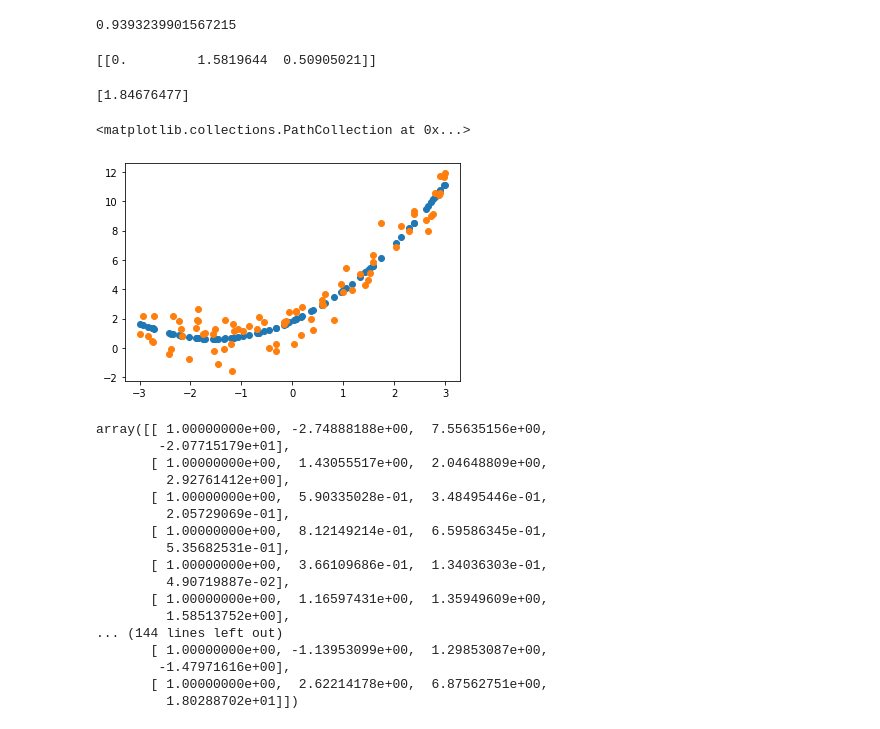
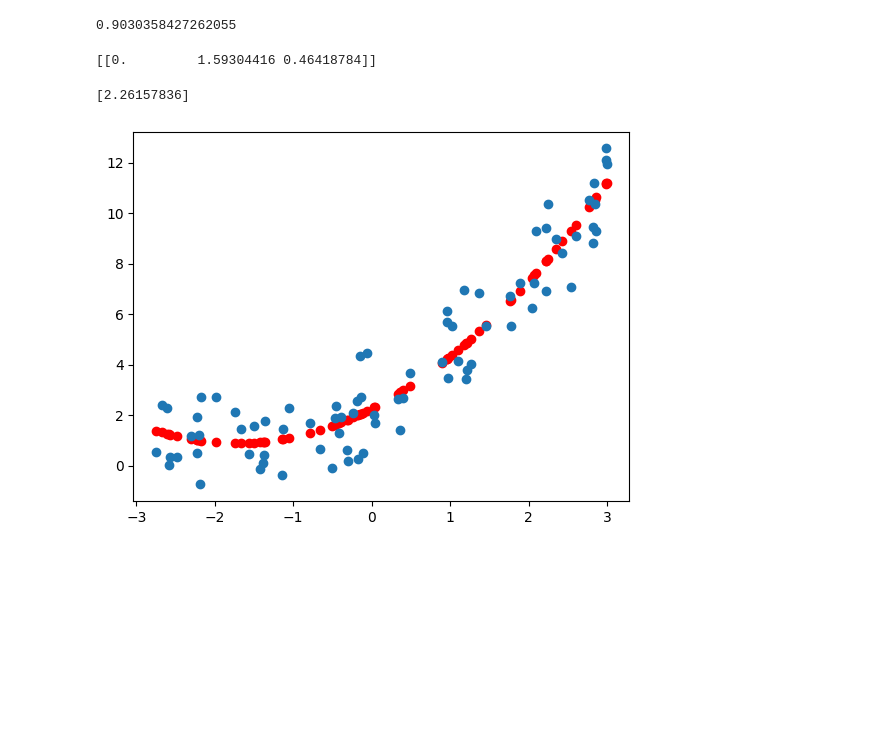
Before and after one commit to ricardorm10/Complete-Data-Science-With-Machine-Learning-And-NLP-2024, a Jupyter notebook: 3-Complete Linear Regression/Practicals/Polynomial Regression Implementation.ipynb, the cells around one changed output. Drawn from its saved outputs; the diff is of its cells as text; code cells hidden in the pictures; blank space fills up the shorter version.

```diff
--- a/3-Complete Linear Regression/Practicals/Polynomial Regression Implementation.ipynb
+++ b/3-Complete Linear Regression/Practicals/Polynomial Regression Implementation.ipynb
@@ -22,2 +20,0 @@ regression_1=LinearRegression()
-# %%
-regression_1.fit(X_train,y_train)
@@ -25,0 +21,6 @@ LinearRegression()
+# %%
+from sklearn.linear_model import LinearRegression
+
+# Create a Linear Regression model and fit it to the training data
+model = LinearRegression()
+model.fit(X_train, y_train)
@@ -90,0 +45,10 @@ array([[ 1.00000000e+00, -1.67504154e+00,  2.80576417e+00],
+# %%
+from sklearn.preprocessing import PolynomialFeatures
+
+# Create a PolynomialFeatures object with degree 2 and bias as True
+polynomial = PolynomialFeatures(degree=2,
+                                include_bias=True)
+
+# Fit and transform the X_train data to create a new dataset X_train_transformed and transform the X_test data to create a new dataset X_test_transformed
+X_train_transformed = polynomial.fit_transform(X_train)
+X_test_transformed = polynomial.transform(X_test)
@@ -91,24 +98,22 @@ array([[ 1.00000000e+00, -1.67504154e+00,  2.80576417e+00],
 # %%
-
-from sklearn.metrics import r2_score
 regression = LinearRegression()
-regression.fit(X_train_poly, y_train)
-y_pred = regression.predict(X_test_poly)
-score=r2_score(y_test,y_pred)
-print(score)
+regression.fit(X_train_transformed, y_train)
+y_pred = regression.predict(X_test_transformed)
+score = r2_score(y_test, y_pred)
+score
 # %% [output]
-0.9393239901567215
+0.9030358427262055
 # %%
 print(regression.coef_)
 # %% [output]
-[[0.         1.5819644  0.50905021]]
+[[0.         1.59304416 0.46418784]]
 # %%
 print(regression.intercept_)
 # %% [output]
-[1.84676477]
+[2.26157836]
 # %%
-plt.scatter(X_train,regression.predict(X_train_poly))
-plt.scatter(X_train,y_train)
+# Visualize the model fit with the transformed data
+plt.scatter(X_train, regression.predict(X_train_transformed),color='r')
+plt.scatter(X_train,y_train);
 # %% [output]
-<matplotlib.collections.PathCollection at 0x...>
-[figure, old version]
+[figure, new version]
@@ -119,20 +119,0 @@ X_test_poly=poly.transform(X_test)
-# %%
-X_train_poly
-# %% [output]
-array([[ 1.00000000e+00, -2.74888188e+00,  7.55635156e+00,
-        -2.07715179e+01],
-       [ 1.00000000e+00,  1.43055517e+00,  2.04648809e+00,
-         2.92761412e+00],
-       [ 1.00000000e+00,  5.90335028e-01,  3.48495446e-01,
-         2.05729069e-01],
-       [ 1.00000000e+00,  8.12149214e-01,  6.59586345e-01,
-         5.35682531e-01],
-       [ 1.00000000e+00,  3.66109686e-01,  1.34036303e-01,
-         4.90719887e-02],
-       [ 1.00000000e+00,  1.16597431e+00,  1.35949609e+00,
-         1.58513752e+00],
-... (144 lines left out)
-       [ 1.00000000e+00, -1.13953099e+00,  1.29853087e+00,
-        -1.47971616e+00],
-       [ 1.00000000e+00,  2.62214178e+00,  6.87562751e+00,
-         1.80288702e+01]])
```
Also changed, not shown: parts of 26 cells of this notebook.
